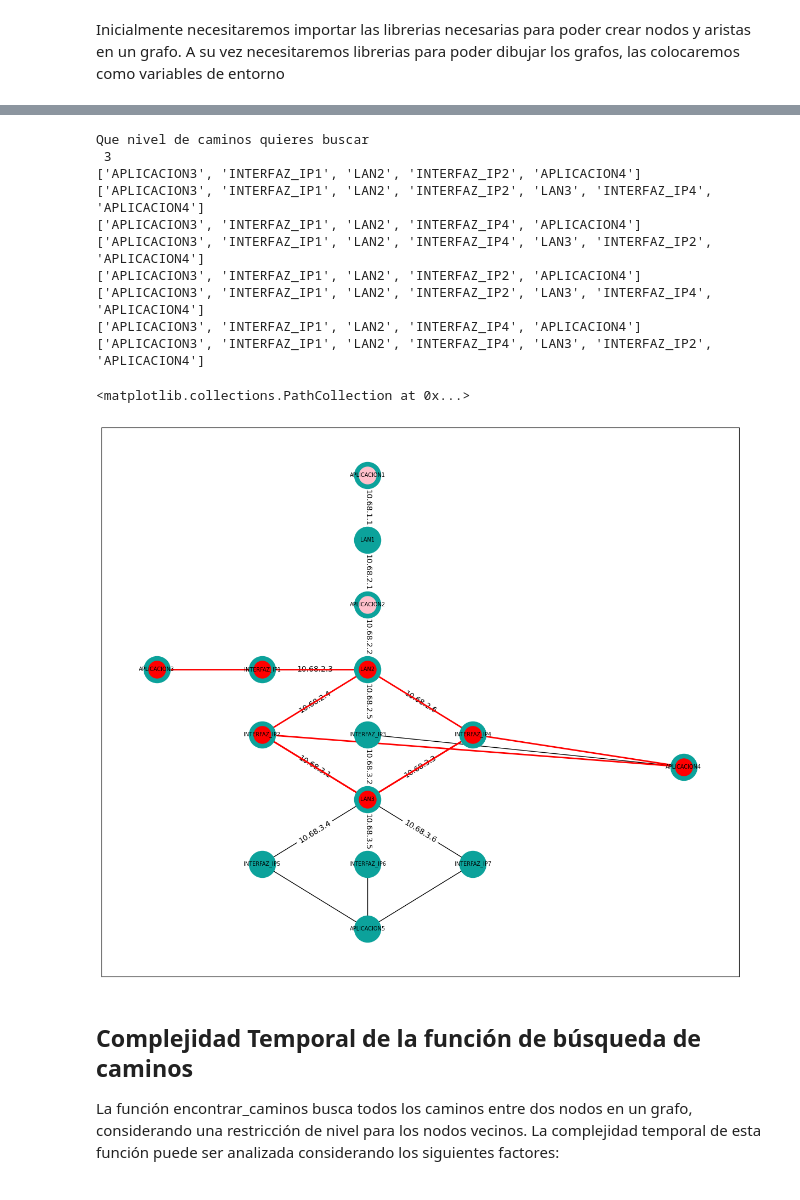
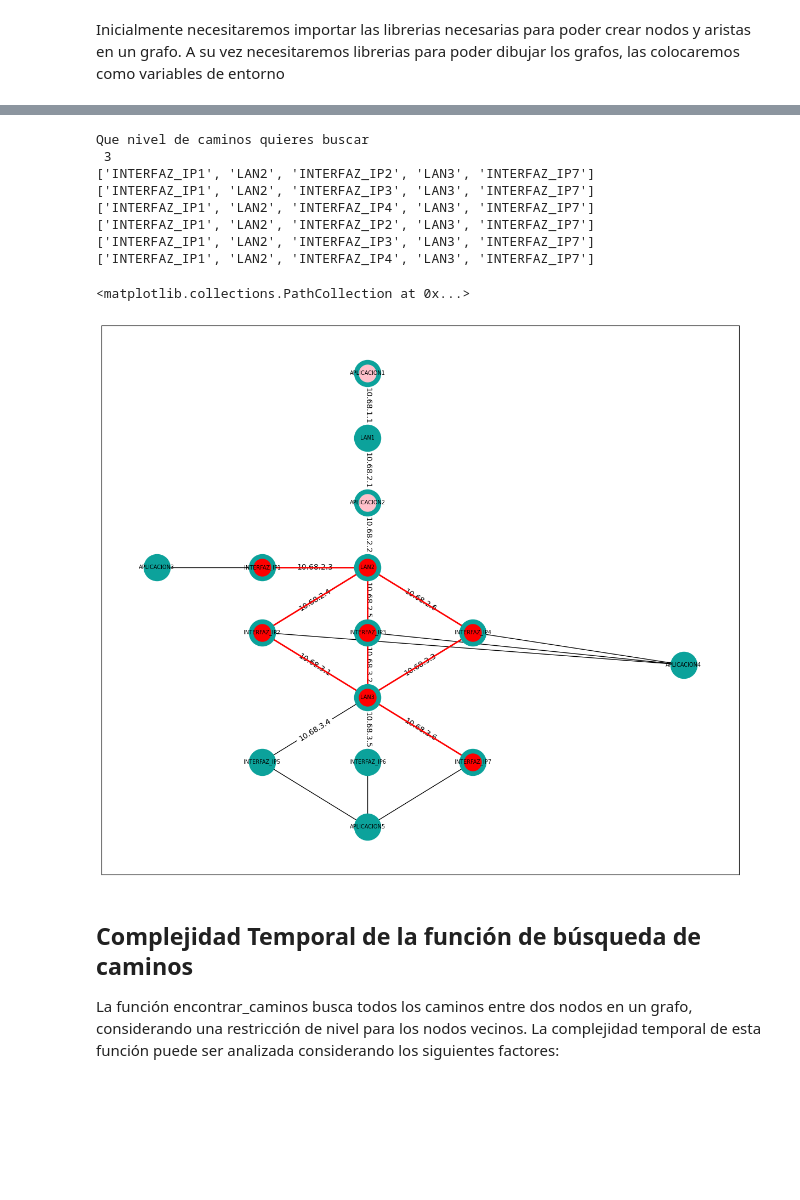
Before and after one commit to Aaronre4/Seguridad-por-Dise-o-en-Infraestructuras-de-Redes-IT, a Jupyter notebook: TFG.ipynb, the cells around one changed output, grey strips where cells are left out. Saved outputs shown, nothing was run; the diff lists cells and outputs as text; code cells hidden in the pictures; blank space fills up the shorter version.

```diff
--- a/TFG.ipynb
+++ b/TFG.ipynb
@@ -295,21 +307,21 @@ import copy
 G = nx.Graph()
 #pos = nx.tree_layout(G)
 
-G.add_node("APLICACION1", MAC="00:11:22:33:44:55", host="aplicacion1.ejemplo.com", ip_forward=True, nivel2=False, nivel3=True, nivel4=True)
-G.add_node("LAN1", rango="10.68.1.0", MAC="11:22:33:44:55:66", host="lan1.ejemplo.com", nivel2=True, nivel3=True, nivel4=True)
-G.add_node("APLICACION2", MAC="22:33:44:55:66:77", host="aplicacion2.ejemplo.com", ip_forward=True, nivel2=False, nivel3=True, nivel4=True)
-G.add_node("LAN2", rango="10.68.2.0", MAC="33:44:55:66:77:88", host="lan2.ejemplo.com", nivel2=True, nivel3=True, nivel4=True)
-G.add_node("INTERFAZ_IP1", MAC="44:55:66:77:88:99", host="INTERFAZ_IP1.ejemplo.com", ip_forward=False, nivel2=False, nivel3=True, nivel4=True)
-G.add_node("INTERFAZ_IP2", MAC="55:66:77:88:99:00", host="INTERFAZ_IP2.ejemplo.com", ip_forward=False, nivel2=False, nivel3=True, nivel4=True)
-G.add_node("INTERFAZ_IP3", MAC="66:77:88:99:00:11", host="INTERFAZ_IP3.ejemplo.com", ip_forward=False, nivel2=False, nivel3=False, nivel4=True)
-G.add_node("INTERFAZ_IP4", MAC="77:88:99:00:11:22", host="INTERFAZ_IP4.ejemplo.com", ip_forward=False, nivel2=False, nivel3=True, nivel4=True)
-G.add_node("APLICACION3", host="aplicacion3.ejemplo.com", nivel2=False, nivel3=True, nivel4=True)
-G.add_node("APLICACION5", host="aplicacion5.ejemplo.com", nivel2=False, nivel3=True, nivel4=True)
-G.add_node("LAN3", rango="10.68.3.0", MAC="cc:dd:ee:ff:00:11", host="lan3.ejemplo.com", nivel2=True, nivel3=True, nivel4=True)
-G.add_node("INTERFAZ_IP5", MAC="dd:ee:ff:00:11:22", host="INTERFAZ_IP5.ejemplo.com", ip_forward=False, nivel2=False, nivel3=True, nivel4=True)
-G.add_node("INTERFAZ_IP6", MAC="ee:ff:00:11:22:33", host="INTERFAZ_IP6.ejemplo.com", ip_forward=False, nivel2=False, nivel3=True, nivel4=True)
-G.add_node("INTERFAZ_IP7", MAC="ff:00:11:22:33:44", host="INTERFAZ_IP7.ejemplo.com", ip_forward=False, nivel2=False, nivel3=True, nivel4=True)
-G.add_node("APLICACION4", host="apliacion4.ejemplo.com", nivel2=False, nivel3=True, nivel4=True)
+G.add_node("APLICACION1", ip_forward=True, nivel2=False, nivel3=False, nivel4=True)
+G.add_node("LAN1", rango="10.68.1.0", nivel2=True, nivel3=True, nivel4=True)
+G.add_node("APLICACION2", ip_forward=True, nivel2=False, nivel3=False, nivel4=True)
+G.add_node("LAN2", rango="10.68.2.0", nivel2=True, nivel3=True, nivel4=True)
+G.add_node("INTERFAZ_IP1", ip_forward=False, nivel2=False, nivel3=True, nivel4=True)
+G.add_node("INTERFAZ_IP2", ip_forward=False, nivel2=False, nivel3=True, nivel4=True)
+G.add_node("INTERFAZ_IP3", ip_forward=False, nivel2=False, nivel3=True, nivel4=True)
+G.add_node("INTERFAZ_IP4", ip_forward=False, nivel2=False, nivel3=True, nivel4=True)
+G.add_node("APLICACION3", nivel2=False, nivel3=False, nivel4=True)
+G.add_node("APLICACION5", nivel2=False, nivel3=False, nivel4=True)
+G.add_node("LAN3", rango="10.68.3.0", nivel2=True, nivel3=True, nivel4=True)
+G.add_node("INTERFAZ_IP5", ip_forward=False, nivel2=False, nivel3=True, nivel4=True)
+G.add_node("INTERFAZ_IP6", ip_forward=False, nivel2=False, nivel3=True, nivel4=True)
+G.add_node("INTERFAZ_IP7", ip_forward=False, nivel2=False, nivel3=True, nivel4=True)
+G.add_node("APLICACION4", nivel2=False, nivel3=False, nivel4=True)
 
 
 G.add_edge("APLICACION1","LAN1", direccion_ip = "10.68.1.1")
@@ -334,8 +346,8 @@ G.add_edge("APLICACION5","INTERFAZ_IP5")
 G.add_edge("APLICACION5","INTERFAZ_IP6")
 G.add_edge("APLICACION5","INTERFAZ_IP7")
 # %%
-nodo_inicial = "APLICACION3"
-nodo_destino = "APLICACION4"
+nodo_inicial = "INTERFAZ_IP1"
+nodo_destino = "INTERFAZ_IP7"
 
 print("Que nivel de caminos quieres buscar")
 nivel = int(input())
@@ -384,42 +396,40 @@ for camino in caminos:
     for i in range(len(camino) - 1):
         camino_nodes.add(camino[i])
         camino_edges.add((camino[i], camino[i+1]))
     print(camino)
     camino_nodes.add(camino[-1])  # Agregar el último nodo del camino
 
 
 # Colocar en el plano cada nodo para que sea un arbol Top-down
 pos = nx.spring_layout(G, seed=0)
 pos_manual = {"APLICACION1": (0, 0), "LAN1": (0, -32), "APLICACION2": (0, -64), "LAN2": (0, -96), "INTERFAZ_IP1": (-4, -96), "APLICACION3": (-8, -96), "INTERFAZ_IP2": (-4, -128),  "INTERFAZ_IP3": (0, -128),  "INTERFAZ_IP4": (4, -128),  "APLICACION4": (12, -144),  "LAN3": (0, -160),  "INTERFAZ_IP5": (-4, -192),  "INTERFAZ_IP6": (0, -192),  "INTERFAZ_IP7": (4, -192),  "APLICACION5": (0, -224)}
 
 # Obtener el atributo direccion_ip de la arista
 edge_labels = nx.get_edge_attributes(G, 'direccion_ip')
 
 fig = plt.figure(figsize=(15, 13))
 
 # draw graph
 nx.draw_networkx(G, pos_manual, node_size=1200, node_color = "#0CA29B", font_size = 7)
 # draw edge attributes
 nx.draw_networkx_edge_labels(G, pos_manual, edge_labels=edge_labels);
 
 nx.draw_networkx_nodes(G, pos_manual, nodelist=camino_nodes, node_color='red', node_size=500)  # Superponemos los nodos de los caminos
 nx.draw_networkx_edges(G, pos_manual, edgelist=camino_edges, edge_color='red', width=2)  # Superponemos los bordes de los caminos
 
 camino_nodes = [node for node, data in G.nodes(data=True) if 'ip_forward' in data and data['ip_forward']]
 nx.draw_networkx_nodes(G, pos_manual, nodelist=camino_nodes, node_color='pink', node_size=500)  # Superponemos los nodos de los caminos
 # %% [output]
 Que nivel de caminos quieres buscar
  3
-['APLICACION3', 'INTERFAZ_IP1', 'LAN2', 'INTERFAZ_IP2', 'APLICACION4']
-['APLICACION3', 'INTERFAZ_IP1', 'LAN2', 'INTERFAZ_IP2', 'LAN3', 'INTERFAZ_IP4', 'APLICACION4']
-['APLICACION3', 'INTERFAZ_IP1', 'LAN2', 'INTERFAZ_IP4', 'APLICACION4']
-['APLICACION3', 'INTERFAZ_IP1', 'LAN2', 'INTERFAZ_IP4', 'LAN3', 'INTERFAZ_IP2', 'APLICACION4']
-['APLICACION3', 'INTERFAZ_IP1', 'LAN2', 'INTERFAZ_IP2', 'APLICACION4']
-['APLICACION3', 'INTERFAZ_IP1', 'LAN2', 'INTERFAZ_IP2', 'LAN3', 'INTERFAZ_IP4', 'APLICACION4']
-['APLICACION3', 'INTERFAZ_IP1', 'LAN2', 'INTERFAZ_IP4', 'APLICACION4']
-['APLICACION3', 'INTERFAZ_IP1', 'LAN2', 'INTERFAZ_IP4', 'LAN3', 'INTERFAZ_IP2', 'APLICACION4']
+['INTERFAZ_IP1', 'LAN2', 'INTERFAZ_IP2', 'LAN3', 'INTERFAZ_IP7']
+['INTERFAZ_IP1', 'LAN2', 'INTERFAZ_IP3', 'LAN3', 'INTERFAZ_IP7']
+['INTERFAZ_IP1', 'LAN2', 'INTERFAZ_IP4', 'LAN3', 'INTERFAZ_IP7']
+['INTERFAZ_IP1', 'LAN2', 'INTERFAZ_IP2', 'LAN3', 'INTERFAZ_IP7']
+['INTERFAZ_IP1', 'LAN2', 'INTERFAZ_IP3', 'LAN3', 'INTERFAZ_IP7']
+['INTERFAZ_IP1', 'LAN2', 'INTERFAZ_IP4', 'LAN3', 'INTERFAZ_IP7']
 <matplotlib.collections.PathCollection at 0x...>
-[figure, old version]
+[figure, new version]
 # %% [markdown]
 ## Complejidad Temporal de la función de búsqueda de caminos
 <a id="Complejidad-Temporal-de-la-funcióm-de-búsqueda-de-caminos"></a>
```
Also changed, not shown: parts of 10 cells of this notebook, 1 other file.
